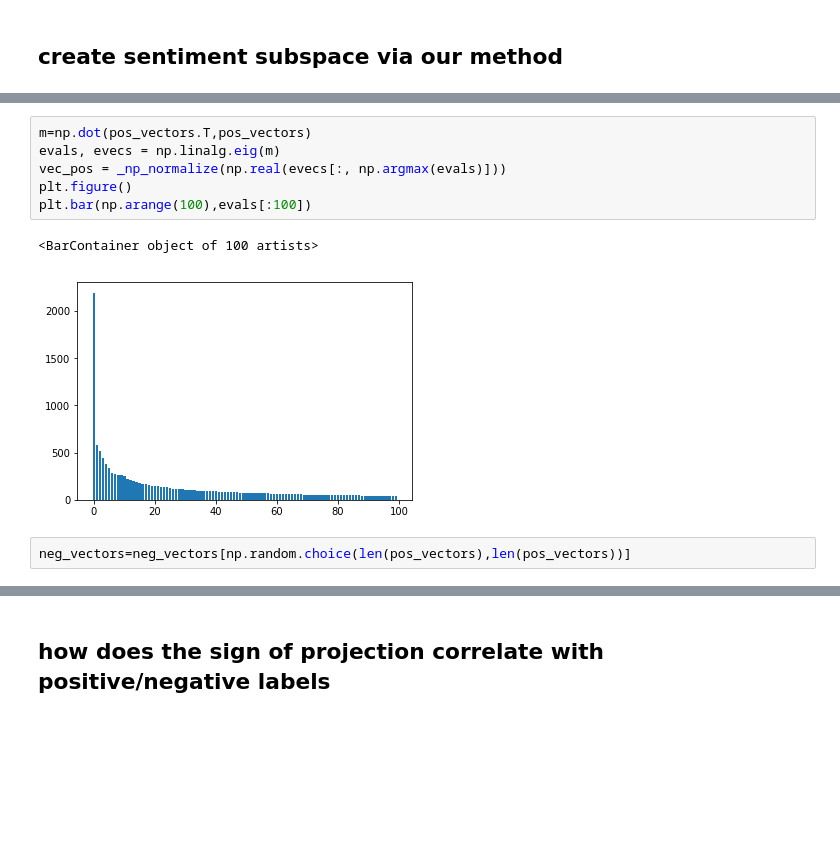
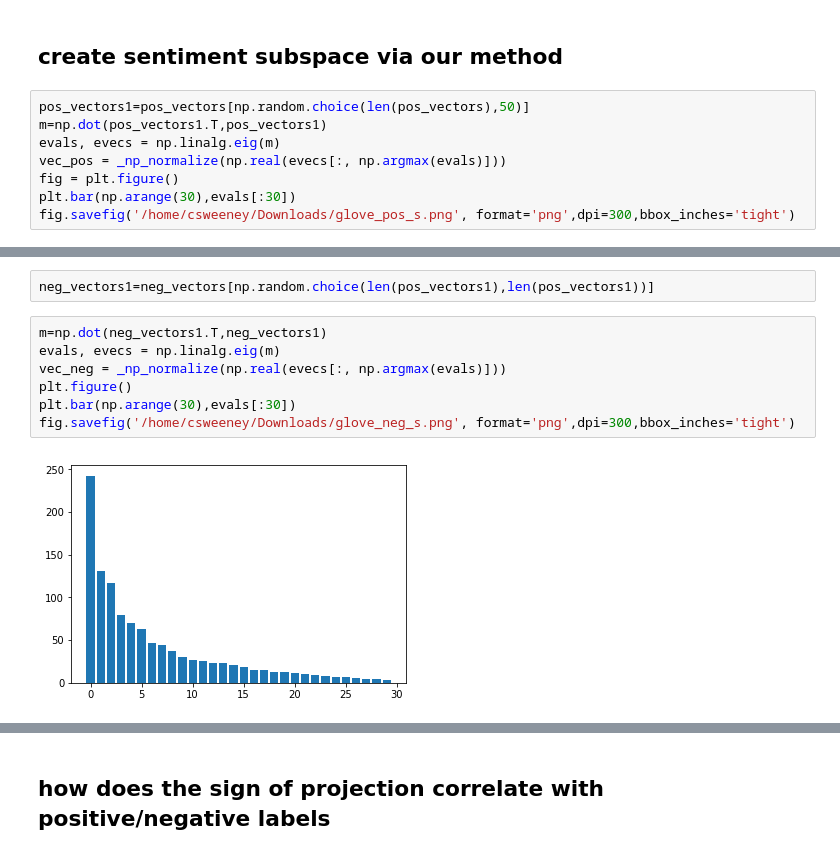
Before and after one commit to ChristopherSweeney/AIFairness, a Jupyter notebook: python_notebooks/Adversarial_Mitigating_Word_Embeddings_Bias.ipynb, the cells around one changed output, grey strips where cells are left out. Saved outputs shown, nothing was run; the diff lists cells and outputs as text; blank space fills up the shorter version.

```diff
--- a/python_notebooks/Adversarial_Mitigating_Word_Embeddings_Bias.ipynb
+++ b/python_notebooks/Adversarial_Mitigating_Word_Embeddings_Bias.ipynb
@@ -155,2 +161,10 @@ plt.bar(np.arange(100),evals[:100])
 # %% [markdown]
 ## create sentiment subspace via our method
+# %%
+pos_vectors1=pos_vectors[np.random.choice(len(pos_vectors),50)]
+m=np.dot(pos_vectors1.T,pos_vectors1)
+evals, evecs = np.linalg.eig(m)
+vec_pos = _np_normalize(np.real(evecs[:, np.argmax(evals)]))
+fig = plt.figure()
+plt.bar(np.arange(30),evals[:30])
+fig.savefig('/home/csweeney/Downloads/glove_pos_s.png', format='png',dpi=300,bbox_inches='tight')
@@ -157,11 +173,11 @@ plt.bar(np.arange(100),evals[:100])
+# %%
+neg_vectors1=neg_vectors[np.random.choice(len(pos_vectors1),len(pos_vectors1))]
 # %%
-m=np.dot(pos_vectors.T,pos_vectors)
+m=np.dot(neg_vectors1.T,neg_vectors1)
 evals, evecs = np.linalg.eig(m)
-vec_pos = _np_normalize(np.real(evecs[:, np.argmax(evals)]))
+vec_neg = _np_normalize(np.real(evecs[:, np.argmax(evals)]))
 plt.figure()
-plt.bar(np.arange(100),evals[:100])
+plt.bar(np.arange(30),evals[:30])
+fig.savefig('/home/csweeney/Downloads/glove_neg_s.png', format='png',dpi=300,bbox_inches='tight')
 # %% [output]
-<BarContainer object of 100 artists>
-[figure, old version]
+[figure, new version]
-# %%
-neg_vectors=neg_vectors[np.random.choice(len(pos_vectors),len(pos_vectors))]
```
Also changed, not shown: parts of 72 cells of this notebook, 3 other files.
